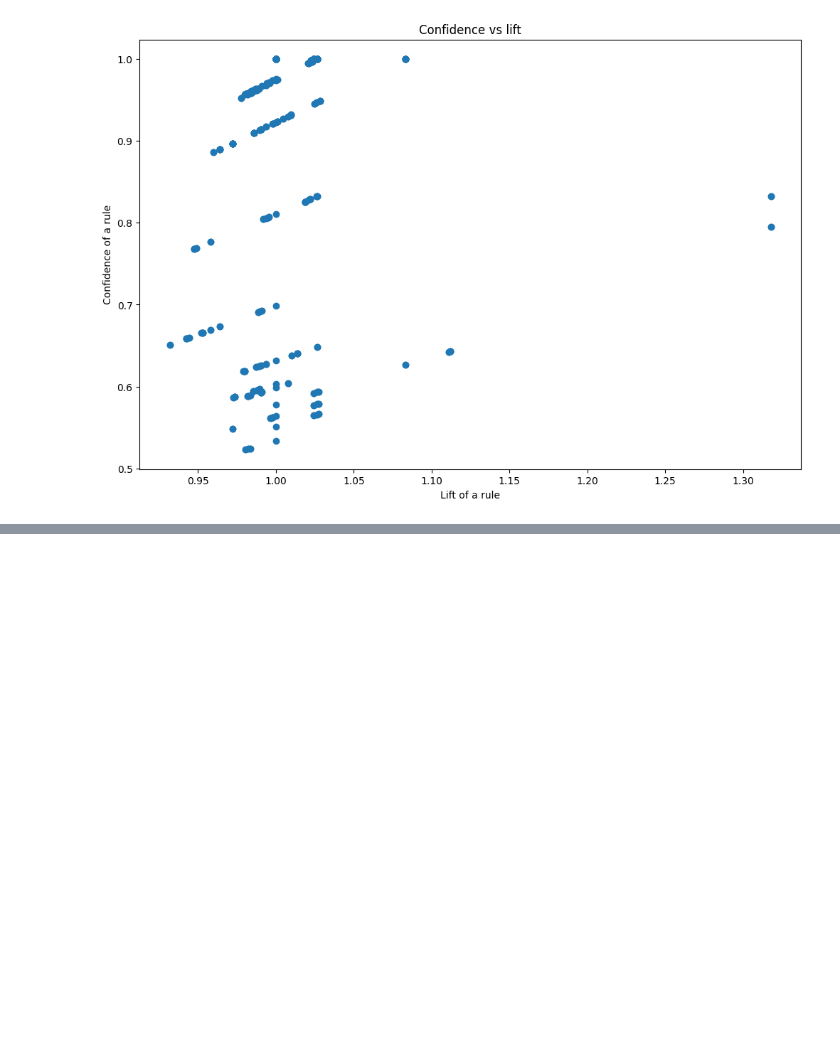
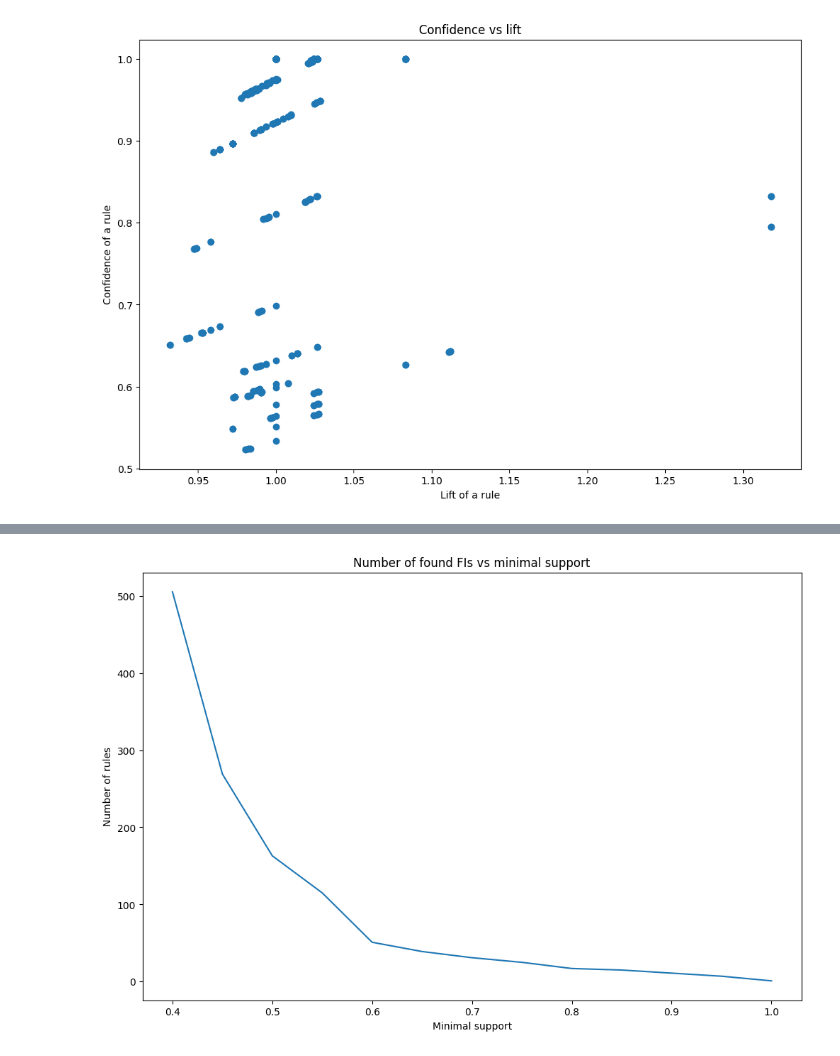
Before and after one commit to wojtasRobert/EDAMI-2020Z, a Jupyter notebook: EDAMI-project.ipynb, the cells around one changed output, grey strips where cells are left out. Cells and saved outputs as stored; diff of their text form; code cells hidden in the pictures; blank space fills up the shorter version.

```diff
--- a/EDAMI-project.ipynb
+++ b/EDAMI-project.ipynb
@@ -123,0 +128,17 @@ plt.show()
+# %%
+import time
+
+min_supports = [0.4, 0.45, 0.5, 0.55, 0.6, 0.65, 0.7, 0.75, 0.8, 0.85, 0.9, 0.95, 1.0]
+fis = []
+times = []
+
+for supp in min_supports:
+    print(f"Current minimal support = {supp}")
+
+    start = time.time()
+    DE_params = dEclatControl(support=supp, minlen=1, maxlen=10)
+    frequentItemsets = dEclat(db, DE_params)
+    end = time.time()
+
+    fis.append(len(frequentItemsets))
+    times.append(end - start)
@@ -123,0 +159,9 @@ plt.show()
+# %%
+fig = plt.figure(figsize=(12,8), dpi=100)
+plt.plot(min_supports, fis)
+plt.title("Number of found FIs vs minimal support")
+plt.xlabel("Minimal support")
+plt.ylabel("Number of rules")
+plt.show()
+# %% [output]
+[figure, added]
```
Also changed, not shown: parts of 11 cells of this notebook.
